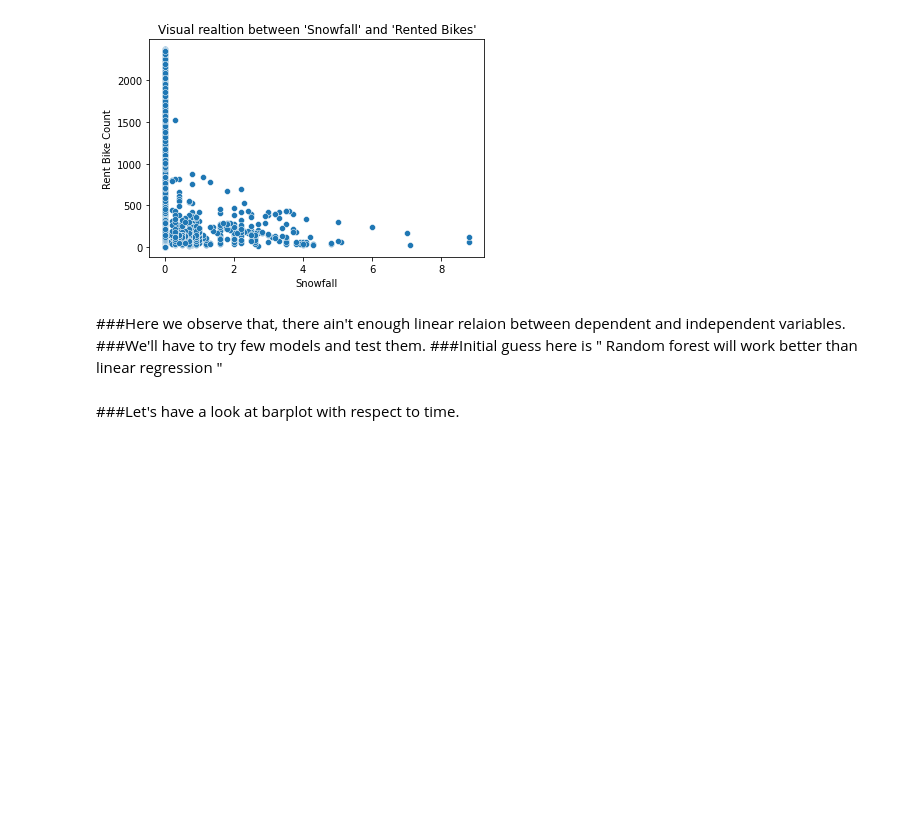
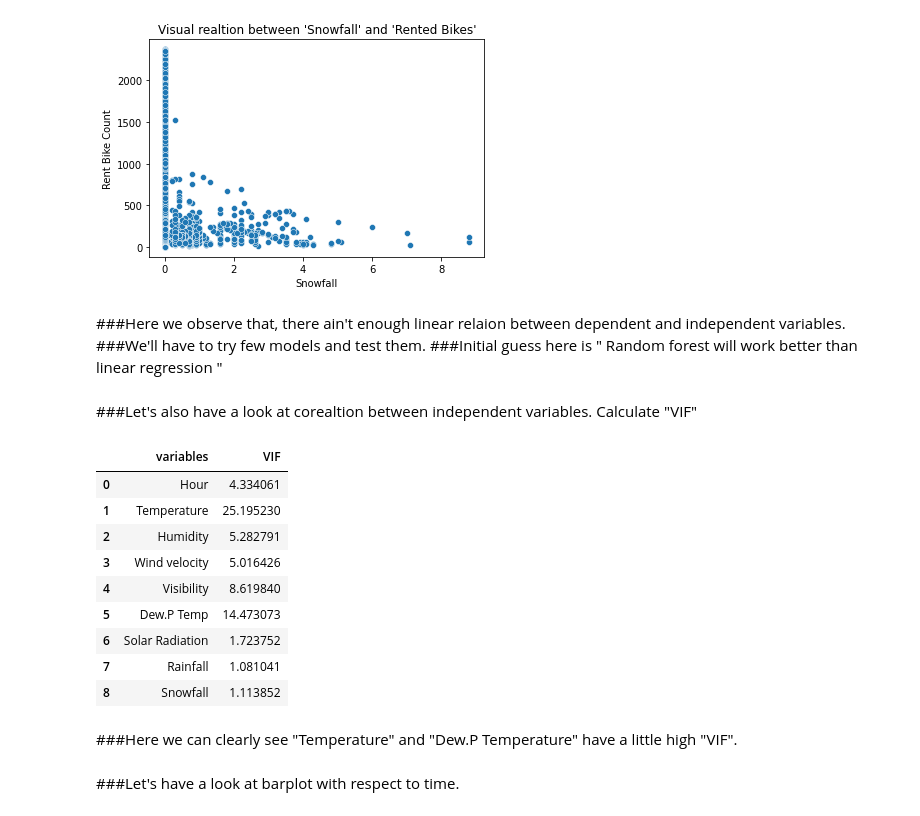
Before and after one commit to tanay47/Bike-Sharing-Demand-Prediction, a Jupyter notebook: Bike_Sharing_Demand_Prediction_.ipynb, the cells around one changed output. Cells and saved outputs as stored; diff of their text form; code cells hidden in the pictures; blank space fills up the shorter version.

```diff
--- a/Bike_Sharing_Demand_Prediction_.ipynb
+++ b/Bike_Sharing_Demand_Prediction_.ipynb
@@ -270,6 +277,33 @@ for var in list(seo_bike_df.describe().columns):
 ###Here we observe that, there ain't enough linear relaion between dependent and independent variables.
 ###We'll have to try few models and test them.
 ###Initial guess here is " Random forest will work better than linear regression "
+# %% [markdown]
+###Let's also have a look at corealtion between independent variables. Calculate "VIF"
+# %%
+# Multicollinearity detection.
+def calc_vif(X):
+
+    # Calculating VIF
+    vif = pd.DataFrame()
+    vif["variables"] = X.columns
+    vif["VIF"] = [variance_inflation_factor(X.values, i) for i in range(X.shape[1])]
+
+    return(vif)
+
+calc_vif(seo_bike_df[[i for i in seo_bike_df.describe().columns if i not in ['Rent Bike Count']]])
+# %% [output]
+|  | variables | VIF |
+| 0 | Hour | 4.334061 |
+| 1 | Temperature | 25.195230 |
+| 2 | Humidity | 5.282791 |
+| 3 | Wind velocity | 5.016426 |
+| 4 | Visibility | 8.619840 |
+| 5 | Dew.P Temp | 14.473073 |
+| 6 | Solar Radiation | 1.723752 |
+| 7 | Rainfall | 1.081041 |
+| 8 | Snowfall | 1.113852 |
+# %% [markdown]
+###Here we can clearly see "Temperature" and "Dew.P Temperature" have a little high "VIF".
 # %% [markdown]
 ###Let's have a look at barplot with respect to time.
 # %%
```
Also changed, not shown: parts of 23 cells of this notebook.
